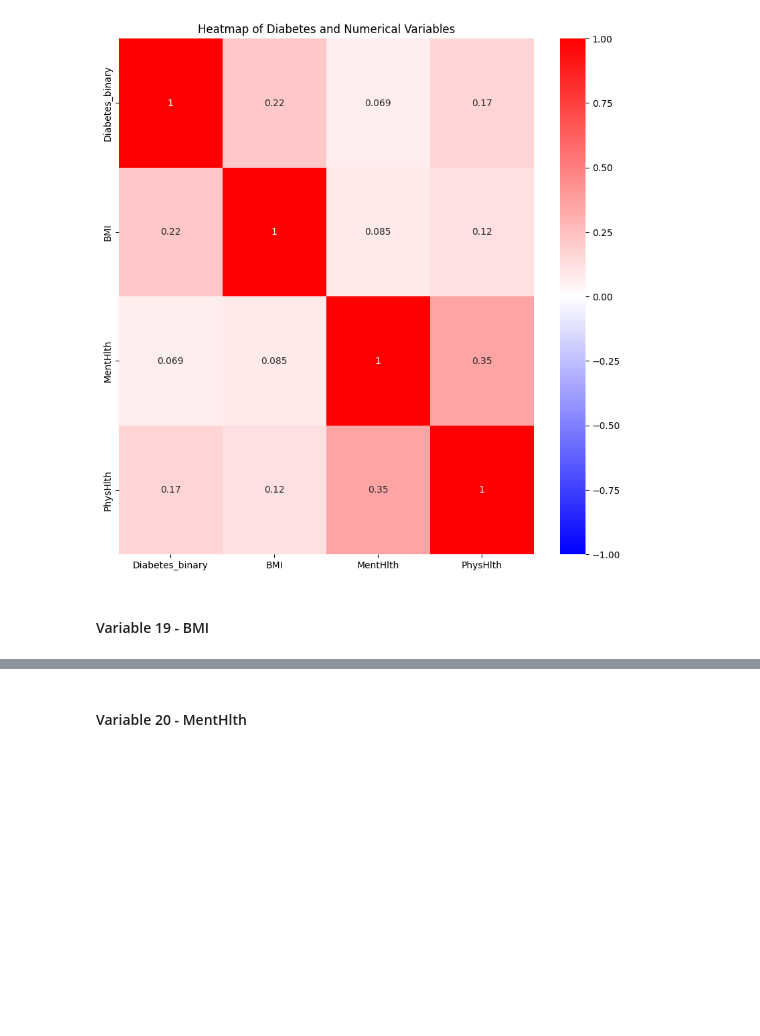
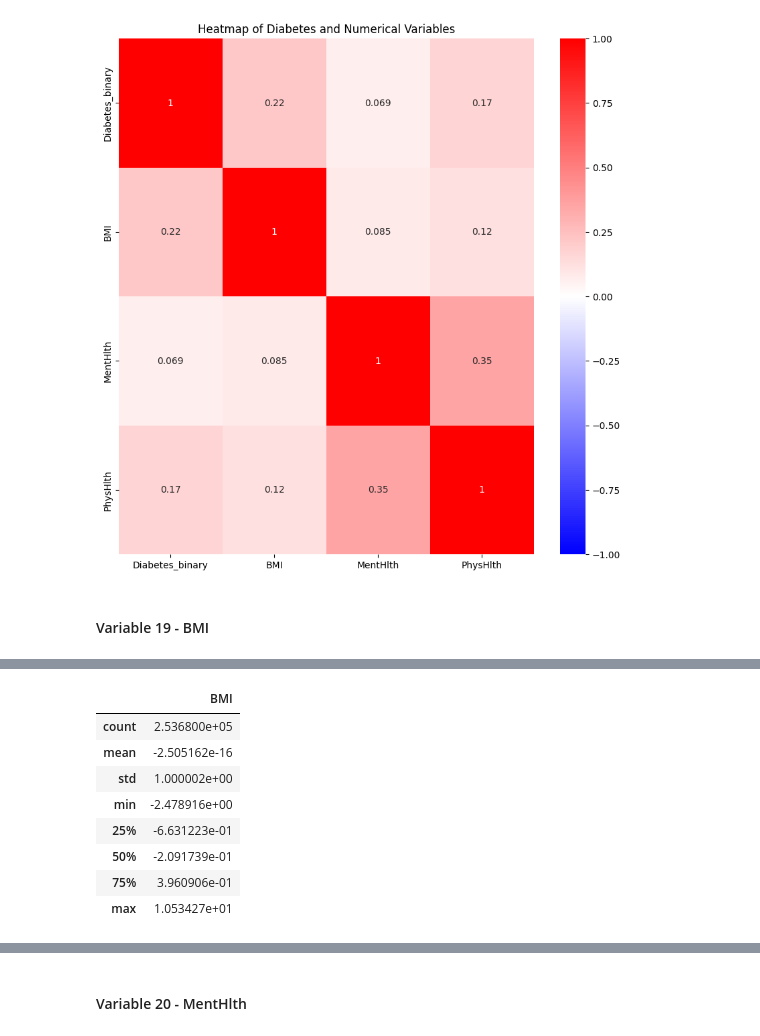
Before and after one commit to RileyLeo/Diabetes-Prediction-ML, a Jupyter notebook: notebook.ipynb, the cells around one changed output, grey strips where cells are left out. Drawn from its saved outputs; the diff is of its cells as text; code cells hidden in the pictures; blank space fills up the shorter version.

```diff
--- a/notebook.ipynb
+++ b/notebook.ipynb
@@ -653,0 +669,5 @@ create_heat_map(diabetes_health_indicators_data[numeric_variables_with_target_va
+# %%
+from sklearn.preprocessing import StandardScaler
+scaler = StandardScaler()
+# test = [diabetes_health_indicators_data["BMI"]]
+diabetes_health_indicators_data_scaled = scaler.fit_transform(diabetes_health_indicators_data[["BMI"]])
@@ -653,0 +683,16 @@ create_heat_map(diabetes_health_indicators_data[numeric_variables_with_target_va
+# %%
+diabetes_health_indicators_data_scaled
+# change to dataframe
+diabetes_health_indicators_data_scaled = pd.DataFrame(diabetes_health_indicators_data_scaled, columns = ['BMI'])
+# %%
+diabetes_health_indicators_data_scaled.describe()
+# %% [output]
+|  | BMI |
+| count | 2.536800e+05 |
+| mean | -2.505162e-16 |
+| std | 1.000002e+00 |
+| min | -2.478916e+00 |
+| 25% | -6.631223e-01 |
+| 50% | -2.091739e-01 |
+| 75% | 3.960906e-01 |
+| max | 1.053427e+01 |
```
Also changed, not shown: parts of 10 cells of this notebook.
